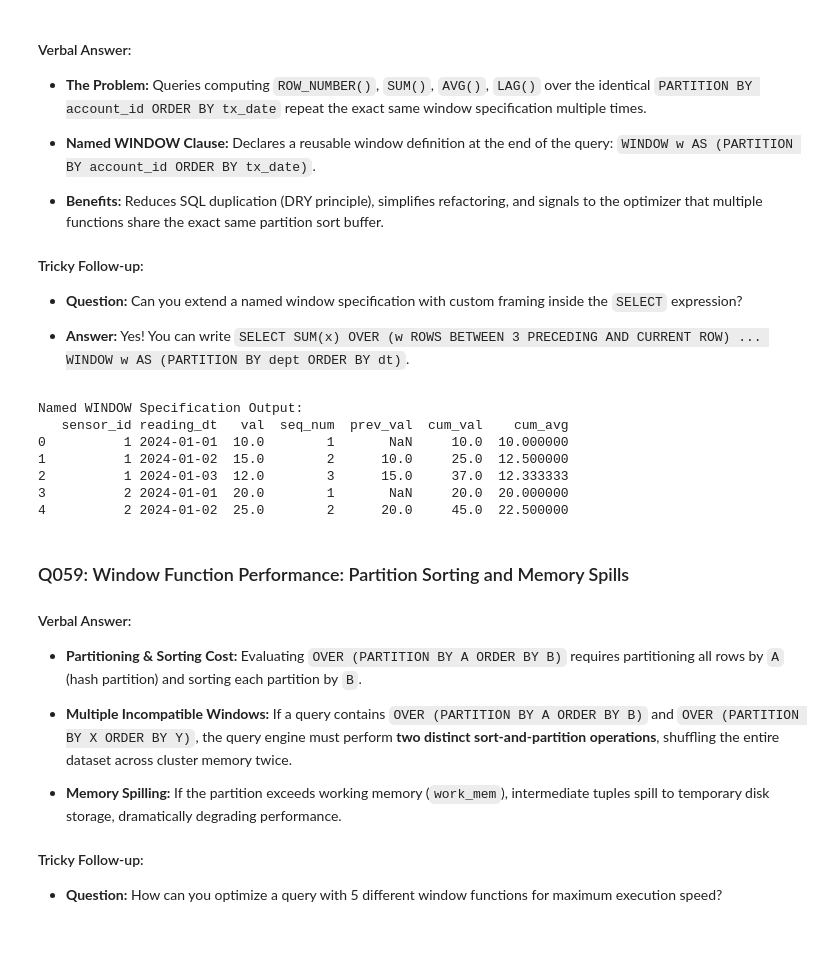
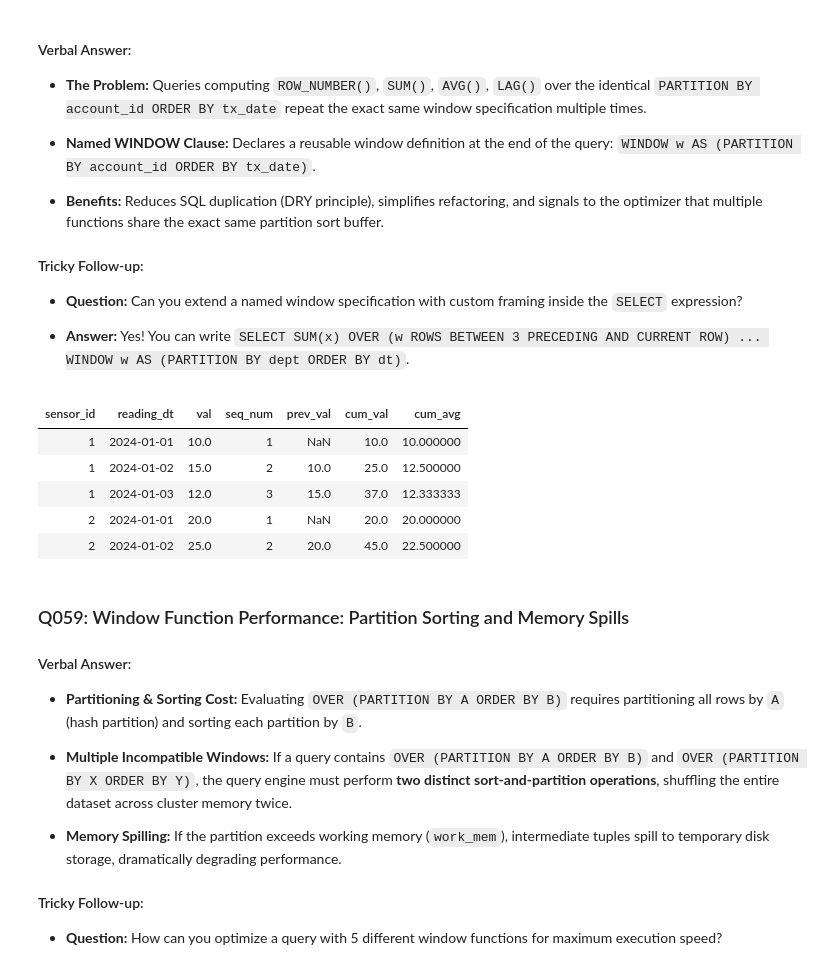
Before and after one commit to iankurbhatt/investigate-datascience, a Jupyter notebook: investigate_interviews/sql_top_150_interview_questions.ipynb, the cells around one changed output. Drawn from its saved outputs; the diff is of its cells as text; code cells hidden in the pictures; blank space fills up the shorter version.

```diff
--- a/investigate_interviews/sql_top_150_interview_questions.ipynb
+++ b/investigate_interviews/sql_top_150_interview_questions.ipynb
@@ -3074,48 +2391,37 @@ Top-2 Per Department using QUALIFY:
 
 * **Answer:** Yes! You can write `SELECT SUM(x) OVER (w ROWS BETWEEN 3 PRECEDING AND CURRENT ROW) ... WINDOW w AS (PARTITION BY dept ORDER BY dt)`.
 # %%
-import duckdb
-
-con = duckdb.connect(':memory:')
-con.execute("""
+%%sql
 CREATE TABLE daily_metrics (
     sensor_id INT,
     reading_dt DATE,
     val DOUBLE
 );
 INSERT INTO daily_metrics VALUES
 (1, DATE '2024-01-01', 10.0),
 (1, DATE '2024-01-02', 15.0),
 (1, DATE '2024-01-03', 12.0),
 (2, DATE '2024-01-01', 20.0),
 (2, DATE '2024-01-02', 25.0);
-""")
 
-# Reusing named window specification
-query = """
 SELECT
     sensor_id,
     reading_dt,
     val,
     ROW_NUMBER() OVER w AS seq_num,
     LAG(val, 1) OVER w AS prev_val,
     SUM(val) OVER w AS cum_val,
     AVG(val) OVER w AS cum_avg
 FROM daily_metrics
 WINDOW w AS (PARTITION BY sensor_id ORDER BY reading_dt)
 ORDER BY sensor_id, reading_dt;
-"""
-
-print("Named WINDOW Specification Output:")
-print(con.execute(query).df())
 # %% [output]
-Named WINDOW Specification Output:
-   sensor_id reading_dt   val  seq_num  prev_val  cum_val    cum_avg
-0          1 2024-01-01  10.0        1       NaN     10.0  10.000000
-1          1 2024-01-02  15.0        2      10.0     25.0  12.500000
-2          1 2024-01-03  12.0        3      15.0     37.0  12.333333
-3          2 2024-01-01  20.0        1       NaN     20.0  20.000000
-4          2 2024-01-02  25.0        2      20.0     45.0  22.500000
+| sensor_id | reading_dt | val | seq_num | prev_val | cum_val | cum_avg |
+| 1 | 2024-01-01 | 10.0 | 1 | NaN | 10.0 | 10.000000 |
+| 1 | 2024-01-02 | 15.0 | 2 | 10.0 | 25.0 | 12.500000 |
+| 1 | 2024-01-03 | 12.0 | 3 | 15.0 | 37.0 | 12.333333 |
+| 2 | 2024-01-01 | 20.0 | 1 | NaN | 20.0 | 20.000000 |
+| 2 | 2024-01-02 | 25.0 | 2 | 20.0 | 45.0 | 22.500000 |
 # %% [markdown]
 ### Q059: Window Function Performance: Partition Sorting and Memory Spills
 
```
Also changed, not shown: parts of 152 cells of this notebook.
